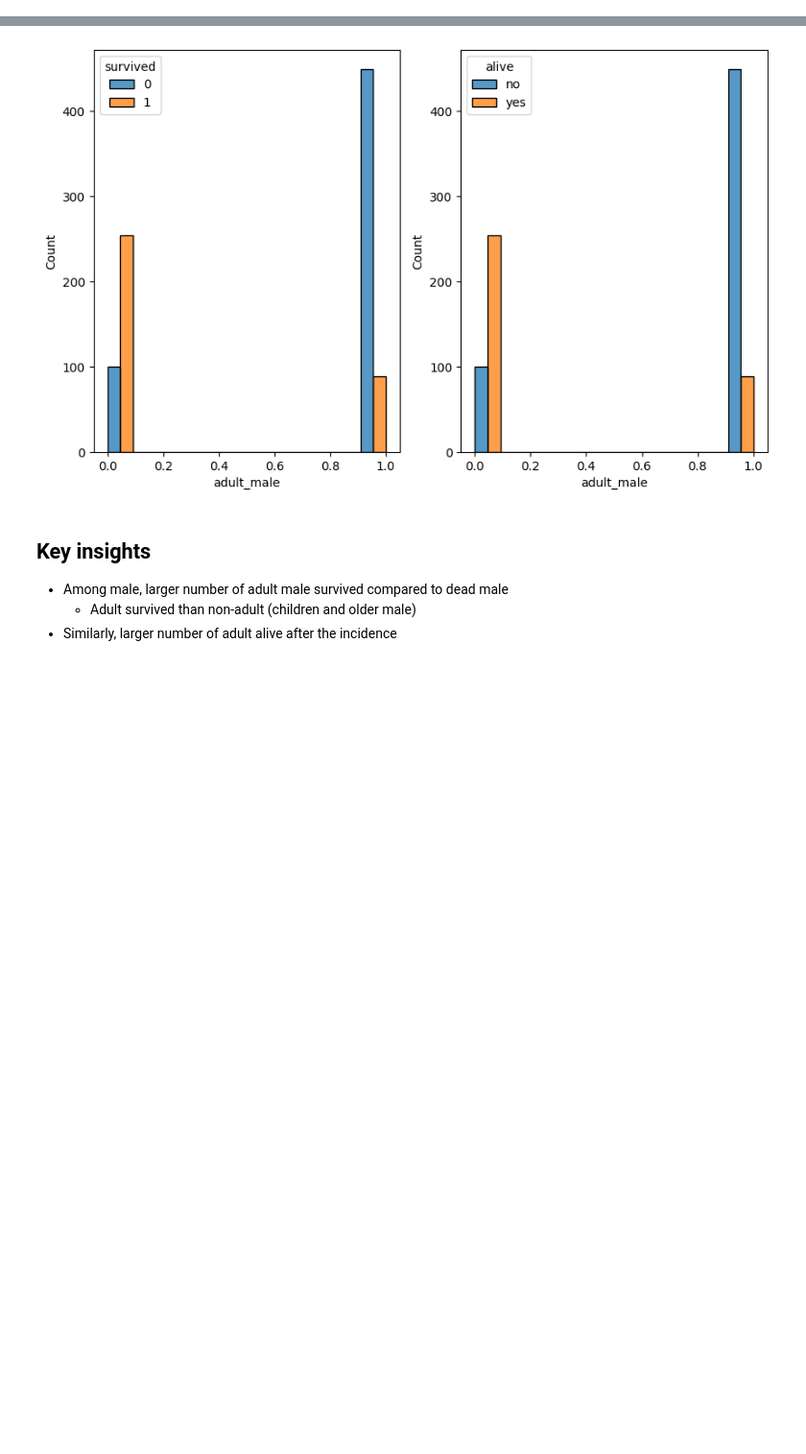
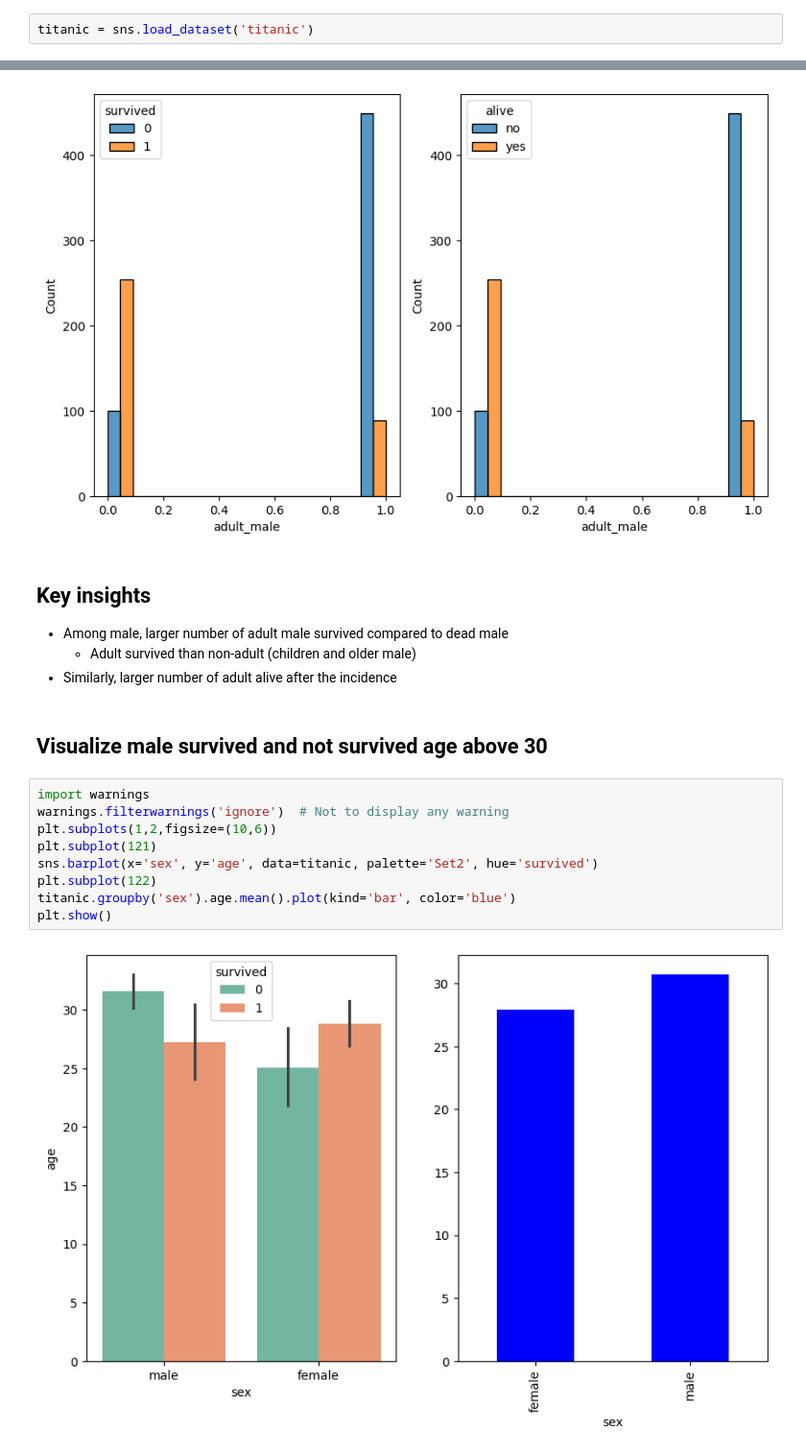
Before and after one commit to ake369/python_tutorial, a Jupyter notebook: notebooks/pandas.ipynb, the cells around one changed output, grey strips where cells are left out. Shown at 96% size. Saved outputs shown, nothing was run; the diff lists cells and outputs as text; blank space fills up the shorter version.

```diff
--- a/notebooks/pandas.ipynb
+++ b/notebooks/pandas.ipynb
@@ -283,3 +287,5 @@ plt.show()
+# %%
+titanic = sns.load_dataset('titanic')
 # %%
 plt.subplots(1,2, figsize=(10,6))
 plt.subplot(121)
@@ -294,3 +300,16 @@ plt.show()
 - Among male, larger number of adult male survived compared to dead male
    * Adult survived than non-adult (children and older male)
 - Similarly, larger number of adult alive after the incidence
+# %% [markdown]
+## Visualize male survived and not survived age above 30
+# %%
+import warnings
+warnings.filterwarnings('ignore')  # Not to display any warning
+plt.subplots(1,2,figsize=(10,6))
+plt.subplot(121)
+sns.barplot(x='sex', y='age', data=titanic, palette='Set2', hue='survived')
+plt.subplot(122)
+titanic.groupby('sex').age.mean().plot(kind='bar', color='blue')
+plt.show()
+# %% [output]
+[figure, added]
```
Also changed, not shown: parts of 2 cells of this notebook.
